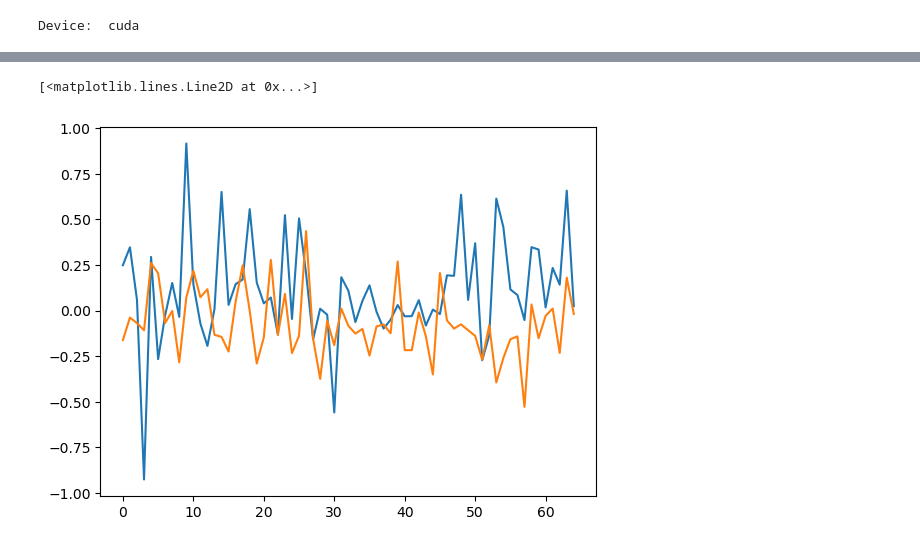
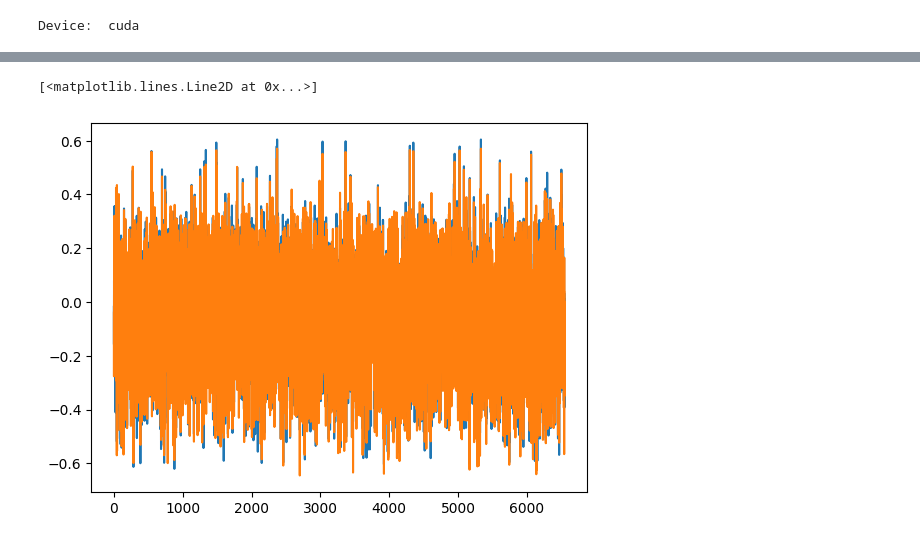
Before and after one commit to baristuran/baris-personal, a Jupyter notebook: data_assimilation.ipynb, the cells around one changed output, grey strips where cells are left out. Drawn from its saved outputs; the diff is of its cells as text; code cells hidden in the pictures.

```diff
--- a/data_assimilation.ipynb
+++ b/data_assimilation.ipynb
@@ -66,7 +66,7 @@ Reading the pretrained parameters
 '''
 model = SimpleUNet()
 # The pretrained model is in https://drive.google.com/file/d/16W_aeHeB-yBHSFRfo1ILJh3DbahkUiRT/view?usp=drive_link
-state_dict = torch.load('trained_model_unconditional.pth', map_location=torch.device('cpu'), weights_only=True)
+state_dict = torch.load('unconditional_models/fixed_output_trained_model_epoch400.pth', map_location=torch.device('cpu'), weights_only=True)
 model.load_state_dict(state_dict)
 model.to(device)
 model.eval();
@@ -86,17 +86,16 @@ def denoise(x_t, mask, y, model, step_size, beta_min = 1e-4, beta_max = 0.02, st
         #with torch.no_grad():
         epsilon_theta = model(x_t)
 
-
         score_unconditional = -epsilon_theta/torch.sqrt(1-alpha_t_bar)
         x0_hat = 1/torch.sqrt(alpha_t_bar) * (x_t + (1-alpha_t_bar) * score_unconditional)
 
-        A = mask * x0_hat
-        difference = y - A
-        loss = torch.linalg.norm(difference)
-        likelihood_grad = torch.autograd.grad(loss, x_t)[0]
+        if t > 0:
+            A = mask * x0_hat
+            difference = y - A
+            loss = torch.linalg.norm(difference)
+            likelihood_grad = torch.autograd.grad(loss, x_t)[0]
+            mean =  (torch.sqrt(alpha_t) * (1-alpha_t_bar_prev))/(1 - alpha_t_bar) * x_t + (torch.sqrt(alpha_t_bar_prev) * beta_t)/(1 - alpha_t_bar) * x0_hat
 
-        if t > 1:
-            mean =  (torch.sqrt(alpha_t) * (1-alpha_t_bar_prev))/(1 - alpha_t_bar) * x_t + (torch.sqrt(alpha_t_bar_prev) * beta_t)/(1 - alpha_t_bar) * x0_hat
             z = torch.randn_like(x_t).to(device)
             x_t = mean + torch.sqrt(beta_t) * z
             x_t -= step_size * likelihood_grad
@@ -130,36 +129,36 @@ class NumpyDataset(Dataset):
 # %%
 #Randomly choose a fixed percentage of points from the test snapshot
 trajectory = 3
-percentage = 0.1
+percentage = 10
 factor = percentage/100
 start_idx = 85
-end_idx = 100
+end_idx = 86
 N = int(256**2 * factor)
 test_snapshots = test_data[:, start_idx : end_idx]
-nx = np.random.randint(0, 256, (N,))
-ny = np.random.randint(0, 256, (N,))
+
+#nx = np.random.randint(0, 256, (N,))
+#ny = np.random.randint(0, 256, (N,))
+nx = 50 * np.ones_like(128).astype(np.int16)
+ny = np.arange(0,256,2)
+
 sparse_measurement =  test_snapshots[..., nx, ny]
-plot_idx = 1
-#Visualize location of selected points and interpolated sparse measurements
-figure,ax = plt.subplots()
-figure2,ax2 = plt.subplots()
-ax.imshow(test_snapshots[trajectory, plot_idx].squeeze())
+plot_idx = 0
 mask = np.zeros_like(test_snapshots[trajectory])
 mask[..., nx, ny] = 1
 print(np.sum(mask))
 y = test_snapshots[trajectory] * mask
 xx,yy = np.meshgrid(np.arange(256), np.arange(256))
-ax.scatter(xx*mask, yy*mask, s=1, c="black", alpha=0.5)
+#ax.scatter(xx*mask, yy*mask, s=1, c="black", alpha=0.5)
 
 measurement_std = 0.0
 measurement_noise = np.random.randn(*mask.shape) * measurement_std
 y = y + measurement_noise * mask
 y_dataset = NumpyDataset(y)
-y_dataloader = DataLoader(y_dataset, batch_size=5, shuffle=False)
+y_dataloader = DataLoader(y_dataset, batch_size=32, shuffle=False)
 
 mask = torch.tensor(mask, requires_grad=True).to(device)
 epsilon = torch.randn_like(mask, requires_grad=True, dtype=torch.float32).unsqueeze(1).to(device)
 
-step_size= 0.0
+step_size= 1.0
 generated_sample = denoise_dataloader(mask, y_dataloader, model, step_size)
 # %% [output]
@@ -182,9 +177,9 @@ ax2.imshow(generated_sample.squeeze()[plot_idx])
 # %%
-plt.plot(generated_sample.squeeze()[plot_idx, nx,ny])
-plt.plot(test_snapshots.squeeze()[trajectory, plot_idx, nx,ny])
+plt.plot(generated_sample[plot_idx, nx,ny])
+plt.plot(test_snapshots[trajectory, plot_idx, nx,ny])
 # %% [output]
 [<matplotlib.lines.Line2D at 0x...>]
-[figure, old version]
+[figure, new version]
 # %%
 def two_point_corr(field, axis=0):
     number_of_cells = field.shape[axis]
```
Also changed, not shown: parts of 9 cells of this notebook.
